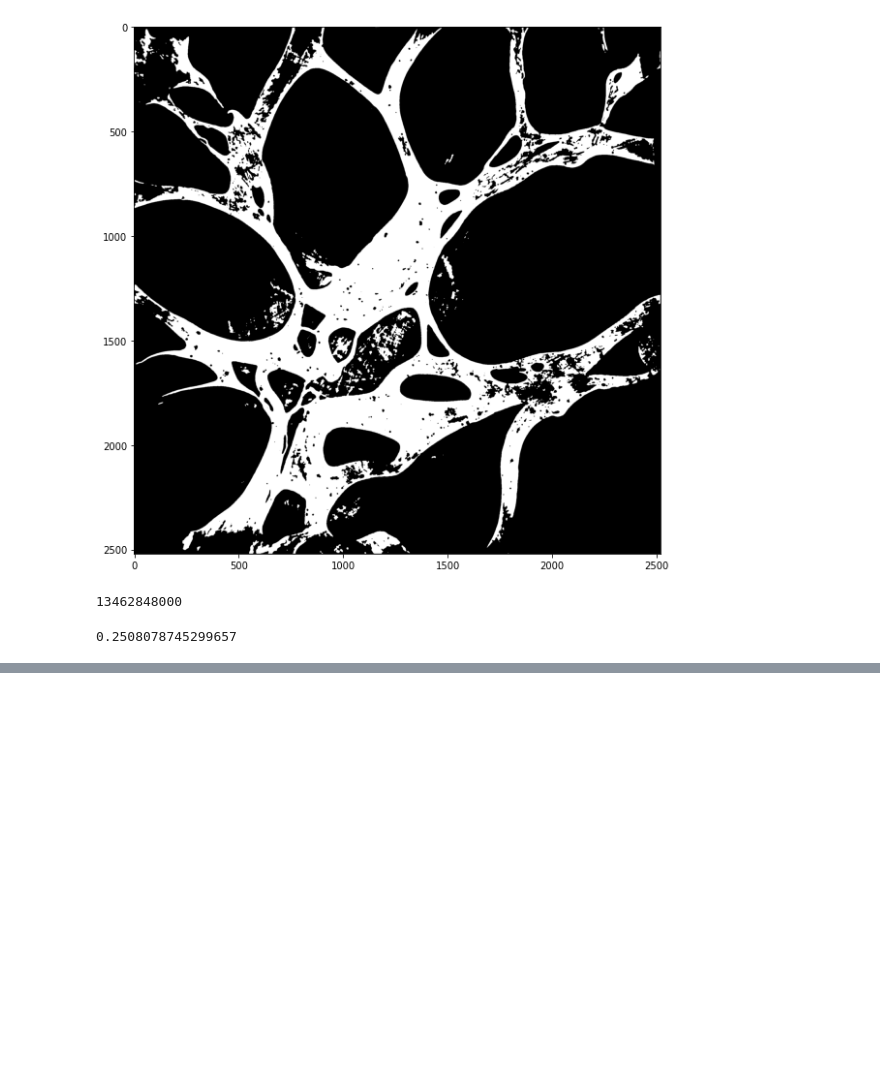
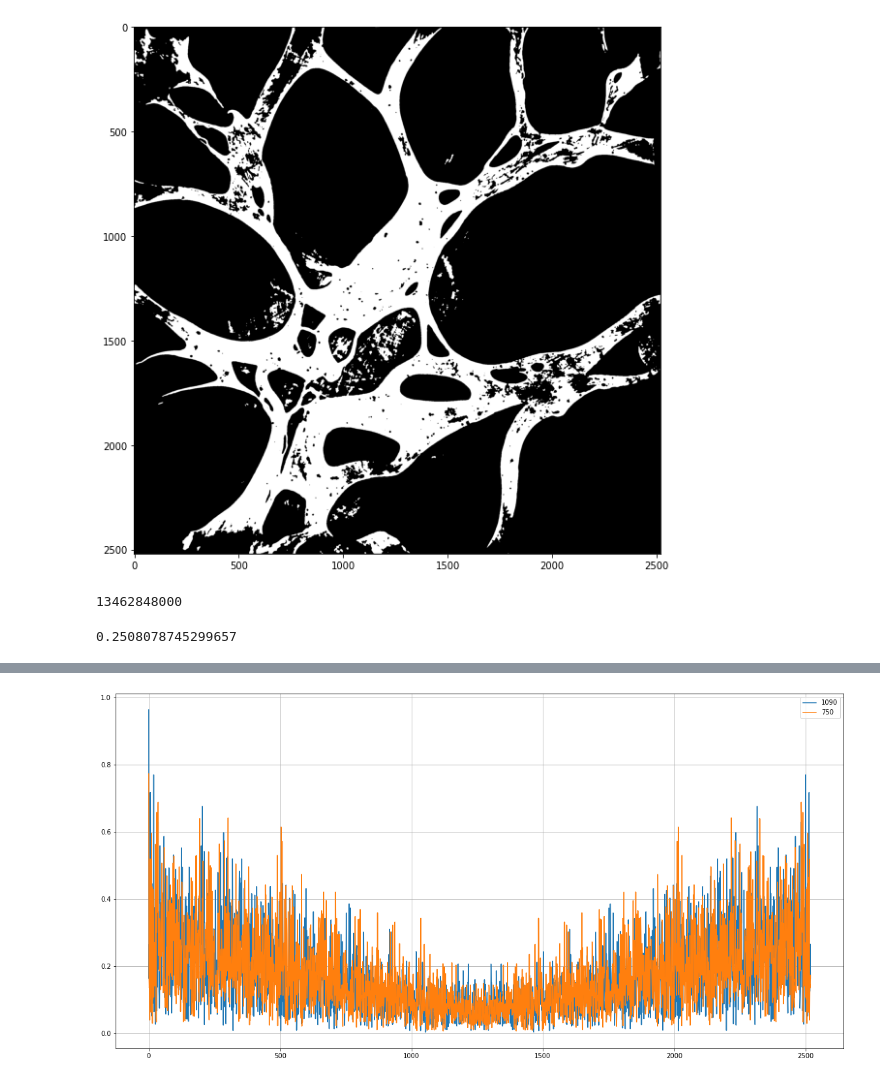
Before and after one commit to ankhafizov/porous_implants, a Jupyter notebook: viewer.ipynb, the cells around one changed output, grey strips where cells are left out. Cells and saved outputs as stored; diff of their text form; code cells hidden in the pictures; blank space fills up the shorter version.

```diff
--- a/viewer.ipynb
+++ b/viewer.ipynb
@@ -161,0 +201,27 @@ np.sum(img3d) / volume
+# %%
+data_fft = np.fft.fft2(img2d_gray)
+
+def get_fft_section(slice_num):
+    img2d_gray = get_2d_slice(slice_num)
+    freq = np.fft.fftshift(np.abs(np.fft.fft2(img2d_gray)))
+    return freq[freq.shape[0]//2]
+
+def get_corr_section(slice_num, k):
+    img2d_gray = get_2d_slice(slice_num)
+    freq = np.fft.fftshift(np.fft.fftfreq(img2d_gray.shape[0]))
+    fx, fy = np.meshgrid(freq, freq)
+    f2 = np.sqrt(fx**2+fy**2)[freq.shape[0]//2]
+    mu=25e-8
+    return 1/np.sqrt(k * f2**2 + mu)
+
+
+#plt.hist(f2[f2.shape[0]//2], bins = 200)
+fig, ax = plt.subplots(figsize=(20, 10))
+ax.plot(get_f2_section(slice_num=1090), label='1090')
+#ax.plot(get_corr_section(slice_num=1090, k=3000), label='corr 1090')
+ax.plot(get_f2_section(slice_num=750), label='750')
+#ax.plot(get_corr_section(slice_num=750, k=1), label='corr 750')
+ax.legend()
+ax.grid()
+# %% [output]
+[figure, added]
```
Also changed, not shown: parts of 7 cells of this notebook.
